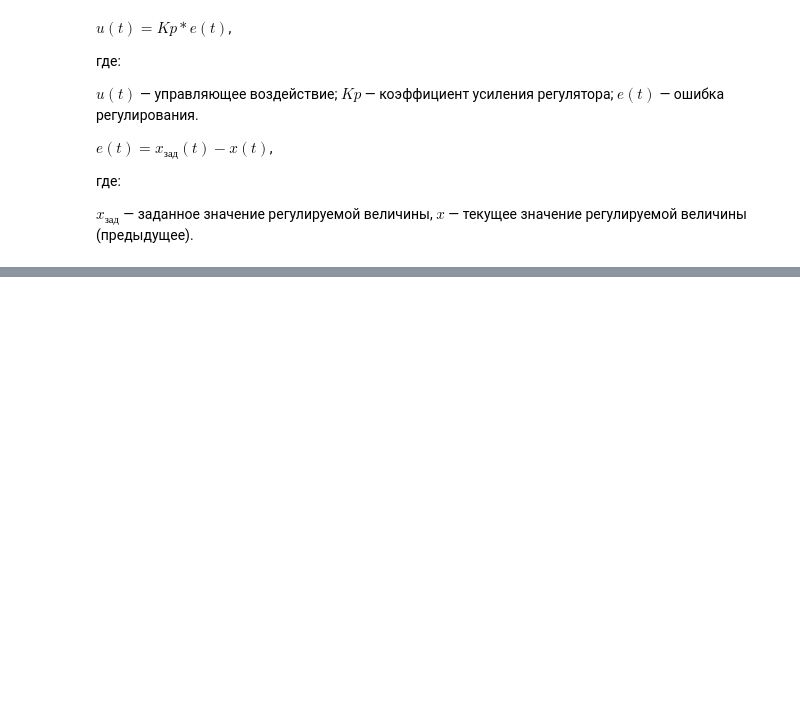
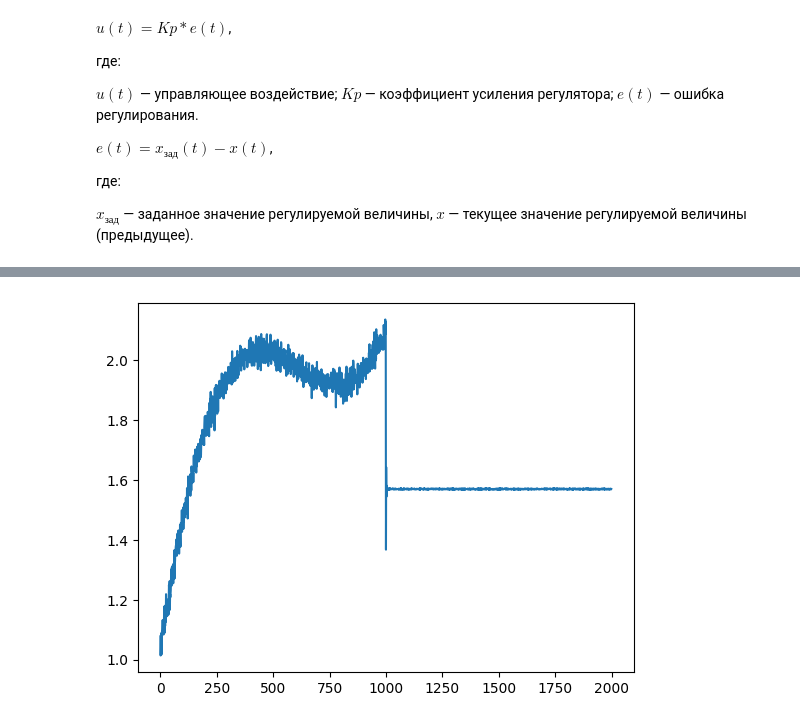
Before and after one commit to geseron/Adaptive_control_algorithm, a Jupyter notebook: Пампам.ipynb, the cells around one changed output, grey strips where cells are left out. Drawn from its saved outputs; the diff is of its cells as text; code cells hidden in the pictures; blank space fills up the shorter version.

```diff
--- a/Пампам.ipynb
+++ b/Пампам.ipynb
@@ -334,38 +234,0 @@ numpy.float64
-# %%
-curr_nuke = nuke_Epa
-u1, u2, m1, x = datasets_make_regression(nice_obj, count_dots, random_state, dispersion, border)
-X_want = 5.8
-parameters_blur = [0.6, 0.4, 0.5] # зачения параметра размытости [значение параметра для X, значение параметра для m, значение параметра для u1]
-delta_m = 0.05
-K_p = 0.5 # коэффициент усиления регулятора
-e = 0.0001 # ошибка регулирования
-correction = 0.000001
-difference = []
-count_of_steps = 1000
-
-for step in range(count_of_steps):
-    X_want = X_want_hevi(step)
-    #print(f'{step=}\n{X_want=}')
-    correction = K_p * (X_want - x[-1])
-    m1 = np.append( m1 , outside_m(m1[-1],delta_m, dispersion) )
-    u_1_next = u1_regression(X_want = X_want, m_pred = m1[-1], x_train = x, u_train = u1, m_train = m1, par_blur=parameters_blur, nuke=curr_nuke)        # возможно надо обрезать m1, чтобы был без последнего элемента
-    u_1_next += correction
-    u1 = np.append(u1, u_1_next)
-    u_2_next = u_2_regression(X_want = X_want,U_1_pred = u_1_next, m_pred = m1[-1], x_train = x, u2_train=u2, u1_train=u1, m_train=m1, par_blur = parameters_blur, nuke = curr_nuke)
-    u_2_next += correction
-    u2 = np.append(u2, u_2_next)
-
-    X_currend = nice_obj(u1[-1], u2[-1], m1[-1])
-    difference.append([ step, X_want, correction**2 ])
-    x = np.append( x, X_currend )
-
-difference = np.array(difference)
-print(f'Среднеквадратическая ошибка: {difference[:,2].sum()/count_of_steps}')
-
-
-fig = plt.figure(figsize =(20, 5))
-ax = plt.axes()
-ax.plot(list(range(len(x))),x,color="blue")
-ax.plot(1000+difference[:,0],difference[:,1],color='red')
-ax.grid()
-plt.show()
@@ -374,0 +311,5 @@ plt.show()
+# %%
+plt.plot(x)
+plt.show()
+# %% [output]
+[figure, added]
```
Also changed, not shown: parts of 14 cells of this notebook.
